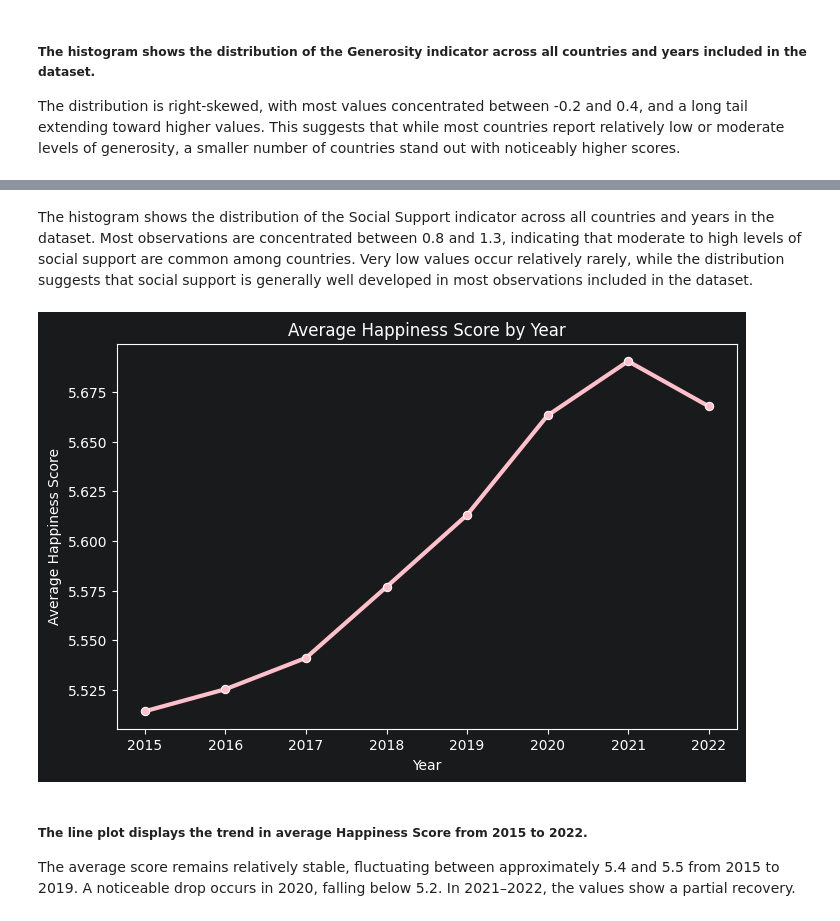
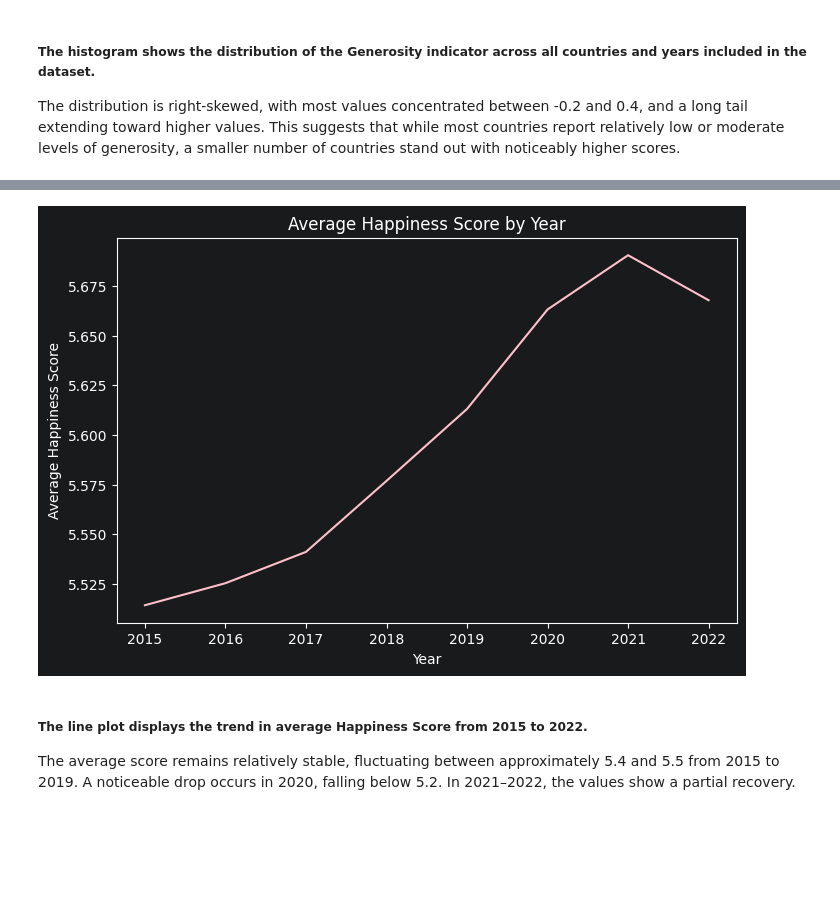
Before and after one commit to soonserv/data-best-project, a Jupyter notebook: notebooks/SA_notebook.ipynb, the cells around one changed output, grey strips where cells are left out. Drawn from its saved outputs; the diff is of its cells as text; code cells hidden in the pictures; blank space fills up the shorter version.

```diff
--- a/notebooks/SA_notebook.ipynb
+++ b/notebooks/SA_notebook.ipynb
@@ -344,29 +324,25 @@ plt.show()
-# %% [markdown]
-The histogram shows the distribution of the Social Support indicator across all countries and years in the dataset. Most observations are concentrated between 0.8 and 1.3, indicating that moderate to high levels of social support are common among countries. Very low values occur relatively rarely, while the distribution suggests that social support is generally well developed in most observations included in the dataset.
 # %%
 mean_happiness = (
     all_data.groupby("Year")["Happiness Score"]
     .mean()
     .reset_index()
 )
 plt.figure(figsize=(8,5))
 
 sns.lineplot(
     data=mean_happiness,
     x="Year",
     y="Happiness Score",
-    color = "pink",
-    marker="o",
-    linewidth=3
+    color = "pink"
 )
 
 plt.title("Average Happiness Score by Year")
 plt.xlabel("Year")
 plt.ylabel("Average Happiness Score")
 
 plt.show()
 # %% [output]
-[figure, old version]
+[figure, new version]
 # %% [markdown]
 ##### The line plot displays the trend in average Happiness Score from 2015 to 2022.
  The average score remains relatively stable, fluctuating between approximately 5.4 and 5.5 from 2015 to 2019. A noticeable drop occurs in 2020, falling below 5.2. In 2021–2022, the values show a partial recovery.
```
Also changed, not shown: parts of 20 cells of this notebook.
